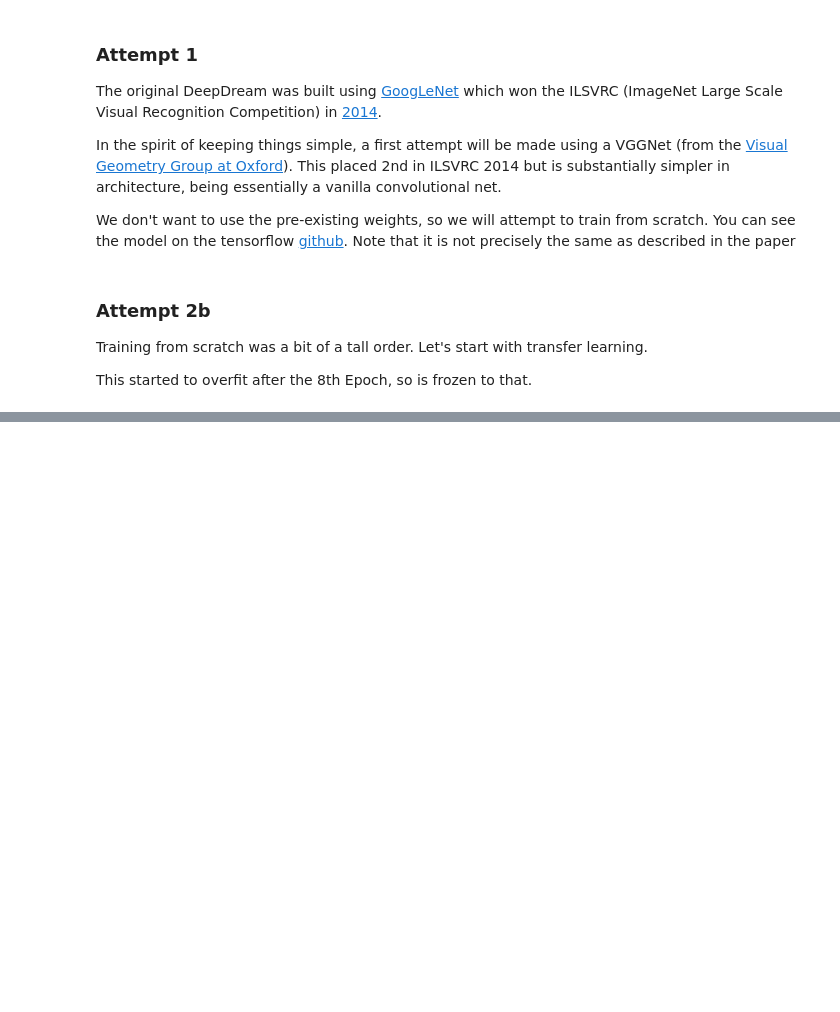
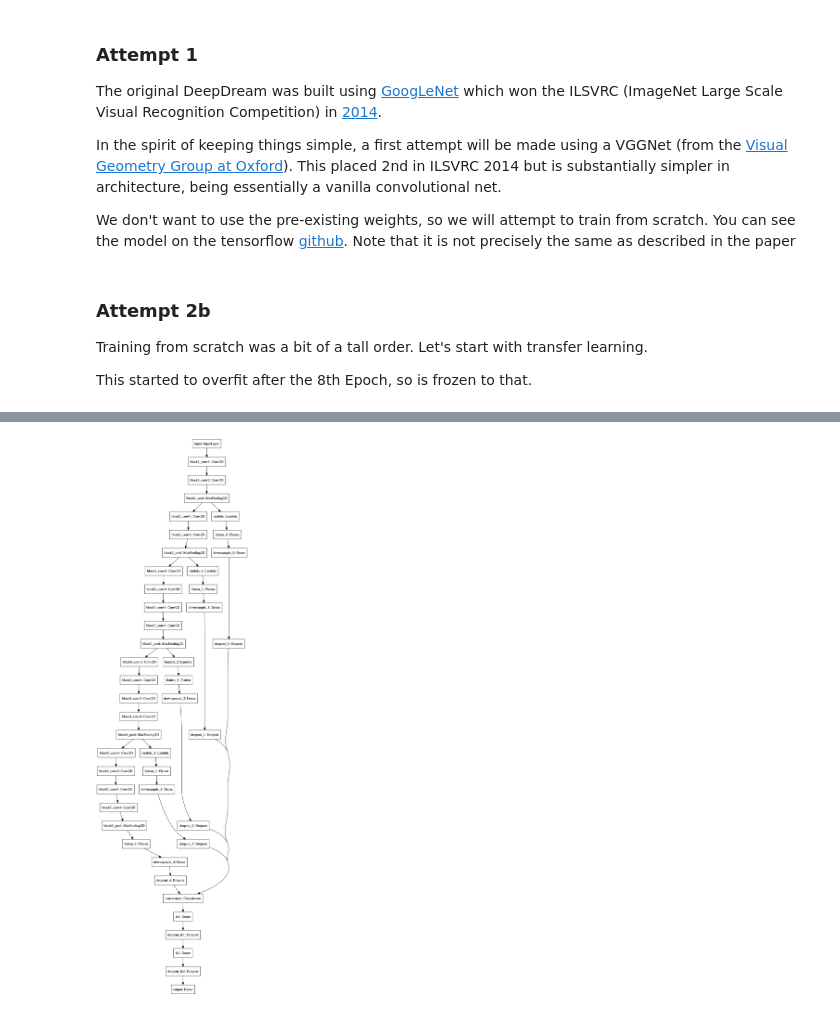
Before and after one commit to rcharan/art-dream, a Jupyter notebook: classification/artist-classification.ipynb, the cells around one changed output, grey strips where cells are left out. Cells and saved outputs as stored; diff of their text form; code cells hidden in the pictures; blank space fills up the shorter version.

Commit message:
set up artist classification with style extraction

```diff
--- a/classification/artist-classification.ipynb
+++ b/classification/artist-classification.ipynb
@@ -463,0 +473,3 @@ y_pred = model.predict(test, steps = test_size // batch_size + 1)
+# %%
+width = height = 448
+batch_size = 32
@@ -463,0 +482,34 @@ y_pred = model.predict(test, steps = test_size // batch_size + 1)
+# %%
+# Load a blank VGG-19
+model_name = 'vgg19-style'
+base_model = VGG19(include_top = False, weights = 'imagenet', input_shape = (width, height, 3))
+# %%
+Timer.start()
+# Build a model with feature extraction
+style_layers = ['block2_conv1', 'block3_conv1', 'block4_conv1', 'block5_conv1']
+
+input_  = Input(shape=(width, height, 3), name='input')
+current = input_
+signals = []
+for layer in base_model.layers[1:]:
+    layer.trainable = False
+    if layer.name in style_layers:
+        signals.append(Lambda(gram_matrix)(current))
+    current = layer(current)
+signals.append(current)
+Timer.end()
+
+# Flatten each signal and feed into a dense network with 1024 nodes
+signals = [Flatten(name = f'flatten_{i}')(signal) for i, signal in enumerate(signals)]
+signals = [Dense(1024, activation='relu', name = f'downsample_{i}')(signal) for i, signal in enumerate(signals)]
+signals = [Dropout(0.3, name = f'dropout_{i}')(signal) for i, signal in enumerate(signals)]
+signal  = Concatenate(name = 'concatenate')(signals)
+signal  = Dense(4096, name = 'fc1')(signal)
+signal  = Dropout(0.3, name = f'dropout_fc1')(signal)
+signal  = Dense(4096, name = 'fc2')(signal)
+signal  = Dropout(0.3, name = f'dropout_fc2')(signal)
+signal  = Dense(53, name = 'output')(signal)
+Timer.end()
+
+model = Model(inputs = input_, outputs = signal)
+Timer.end()
@@ -464 +520,5 @@ y_pred = model.predict(test, steps = test_size // batch_size + 1)
+# %%
+plot_model(model)
+# %% [output]
+[figure, added]
 # %%
```
Also changed, not shown: parts of 15 cells of this notebook, 3 other files.
